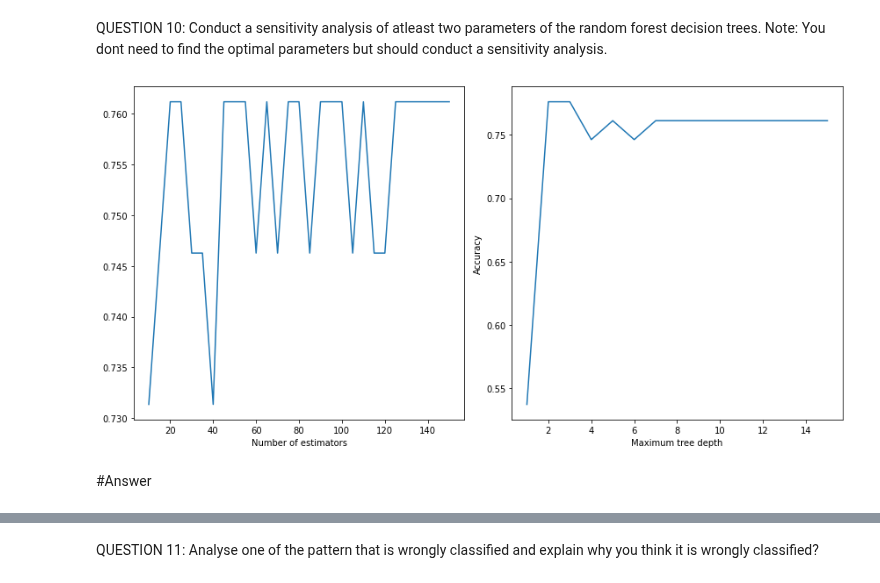
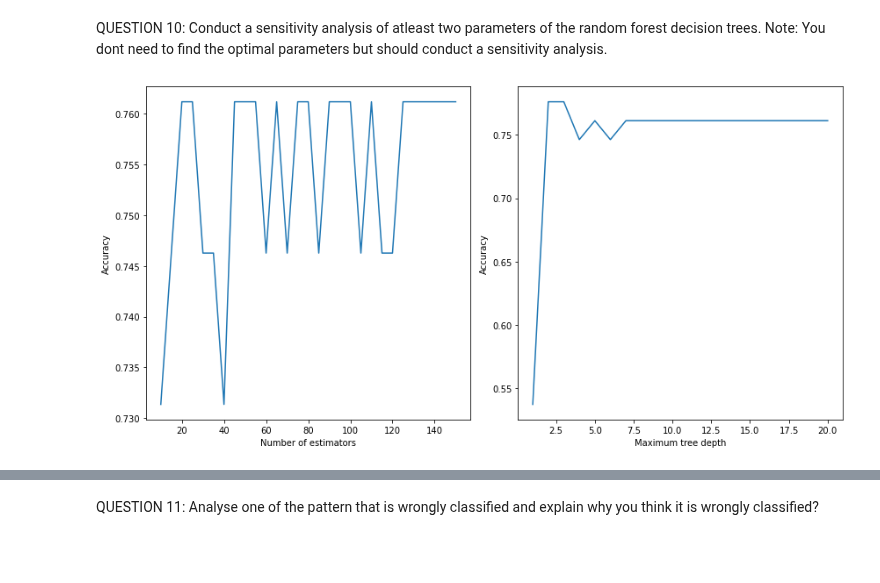
Before and after one commit to tamarvooijs/Applied-Machine-Learning, a Jupyter notebook: Week3/Assignment3_16.ipynb, the cells around one changed output, grey strips where cells are left out. Saved outputs shown, nothing was run; the diff lists cells and outputs as text; code cells hidden in the pictures; blank space fills up the shorter version.

```diff
--- a/Week3/Assignment3_16.ipynb
+++ b/Week3/Assignment3_16.ipynb
@@ -257,11 +260,12 @@ def k_fold_training(X_train, model, verbal=False):
     return model
 # %%
 from sklearn.model_selection import train_test_split
+from sklearn.metrics import accuracy_score
 from sklearn.ensemble import RandomForestClassifier
-from sklearn.metrics import accuracy_score
 
 # Get input and output data; X and y
-X = np.stack(dataset['travel_time_resized_agg'])
+X_var = 'travel_time_resized_agg'
+X = np.stack(dataset[X_var])
 y = dataset['label']
 
 # Split data into a train, test, and validation set
@@ -271,9 +275,10 @@ X_validate, X_test, y_validate, y_test = train_test_split(_X, _y, train_size=0.5
 # Define the random forest classifier as clf
 clf = RandomForestClassifier()
 clf.n_estimators = 100
-clf.max_depth    = 100
+clf.max_depth    = 20
 clf.random_state = 1
 
 # Perform the k-fold cross-validation training
-clf = k_fold_training(X_train, clf, verbal=True)
+k = 10
+clf = k_fold_training(X_train, clf, k, verbal=True)
 # %% [output]
@@ -313,7 +328,7 @@ QUESTION 10: Conduct a sensitivity analysis of atleast two parameters of the ran
 from sklearn.metrics import accuracy_score
 
 sensitivity = {'n_estimators':  np.arange(10, 150 +5, 5),
-               'max_depth':     np.arange( 1,  15 +1, 1)}
+               'max_depth':     np.arange( 1,  20 +1, 1)}
 
 accuracy_dict = {}
 for item in sensitivity.keys():
@@ -321,7 +336,7 @@ for item in sensitivity.keys():
     for value in sensitivity[item]:
         clf_val = RandomForestClassifier()
         clf_val.n_estimators = value if item == 'n_estimators' else 100
-        clf_val.max_depth    = value if item == 'max_depth' else 100
+        clf_val.max_depth    = value if item == 'max_depth' else 20
         clf_val.random_state = 1
 
         clf_val.fit(X_train, y_train)   # train the validation model
@@ -331,17 +346,15 @@ for item in sensitivity.keys():
 # %%
 fig, axes = plt.subplots(1, 2, figsize=(12, 6))
 
 axes[0].plot(sensitivity['n_estimators'], accuracy_dict['n_estimators'])
 axes[0].set_xlabel('Number of estimators')
-axes[1].set_ylabel('Accuracy')
+axes[0].set_ylabel('Accuracy')
 
 axes[1].plot(sensitivity['max_depth'], accuracy_dict['max_depth'])
 axes[1].set_xlabel('Maximum tree depth')
 axes[1].set_ylabel('Accuracy')
 
 plt.tight_layout()
 plt.show()
 # %% [output]
-[figure, old version]
+[figure, new version]
-# %% [markdown]
-#Answer
```
Also changed, not shown: parts of 25 cells of this notebook.
